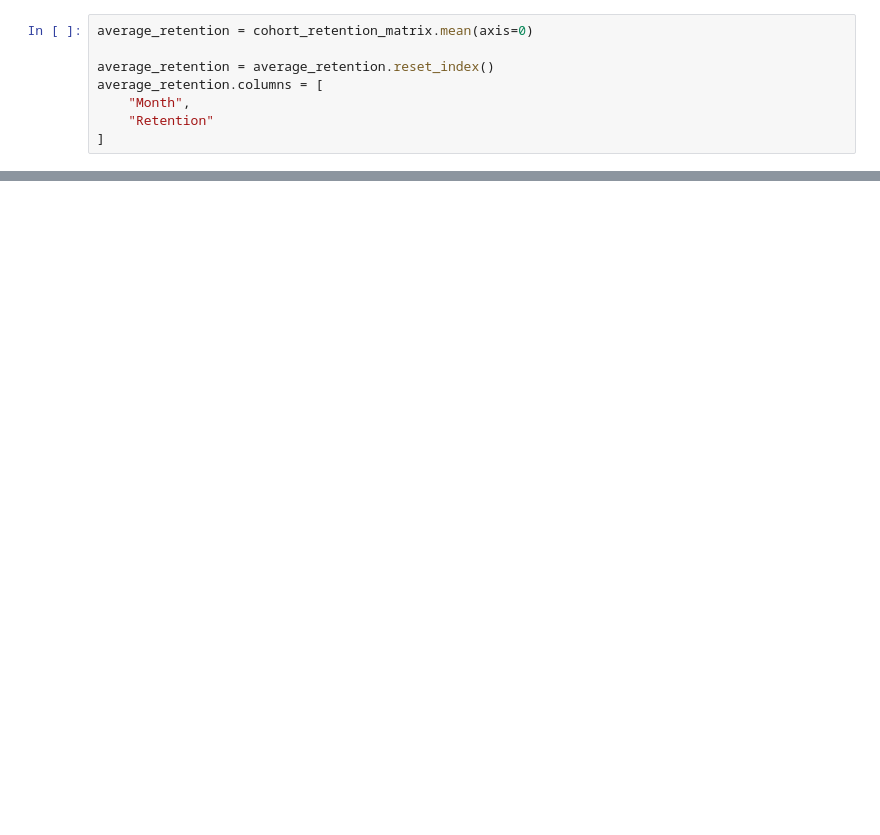
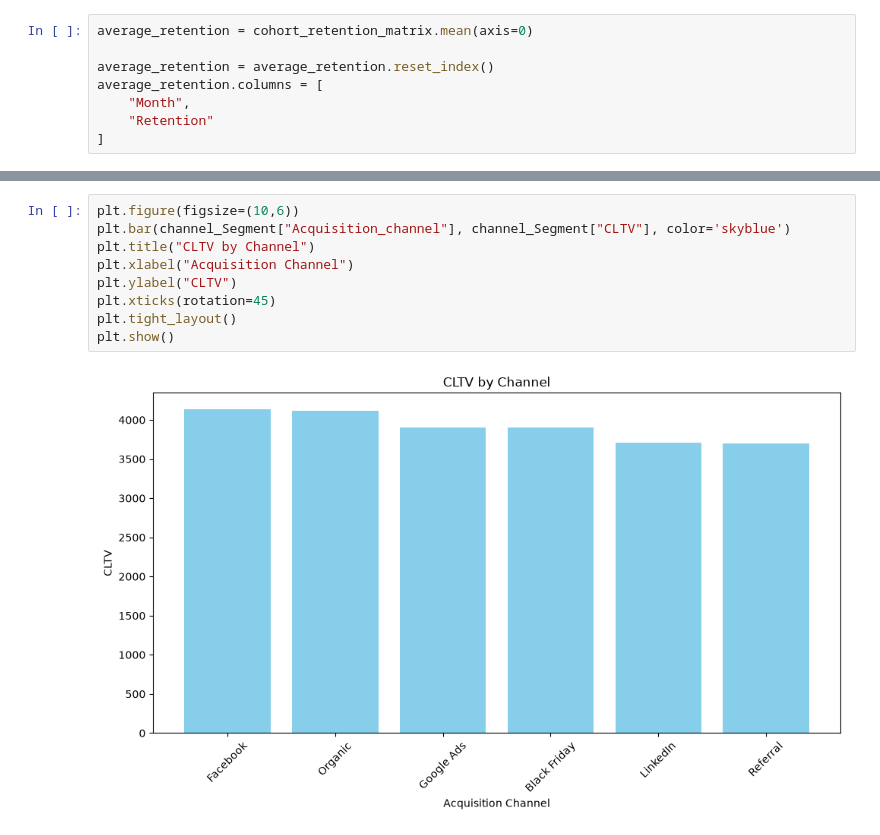
Before and after one commit to syedaswan03/e-commerce_cohort_retention, a Jupyter notebook: Week 4/Week4.ipynb, the cells around one changed output, grey strips where cells are left out. Saved outputs shown, nothing was run; the diff lists cells and outputs as text; blank space fills up the shorter version.

```diff
--- a/Week 4/Week4.ipynb
+++ b/Week 4/Week4.ipynb
@@ -55,0 +54,11 @@ plt.show()
+# %%
+plt.figure(figsize=(10,6))
+plt.bar(channel_Segment["Acquisition_channel"], channel_Segment["CLTV"], color='skyblue')
+plt.title("CLTV by Channel")
+plt.xlabel("Acquisition Channel")
+plt.ylabel("CLTV")
+plt.xticks(rotation=45)
+plt.tight_layout()
+plt.show()
+# %% [output]
+[figure, added]
```
Also changed, not shown: parts of 2 cells of this notebook, 1 other file.
